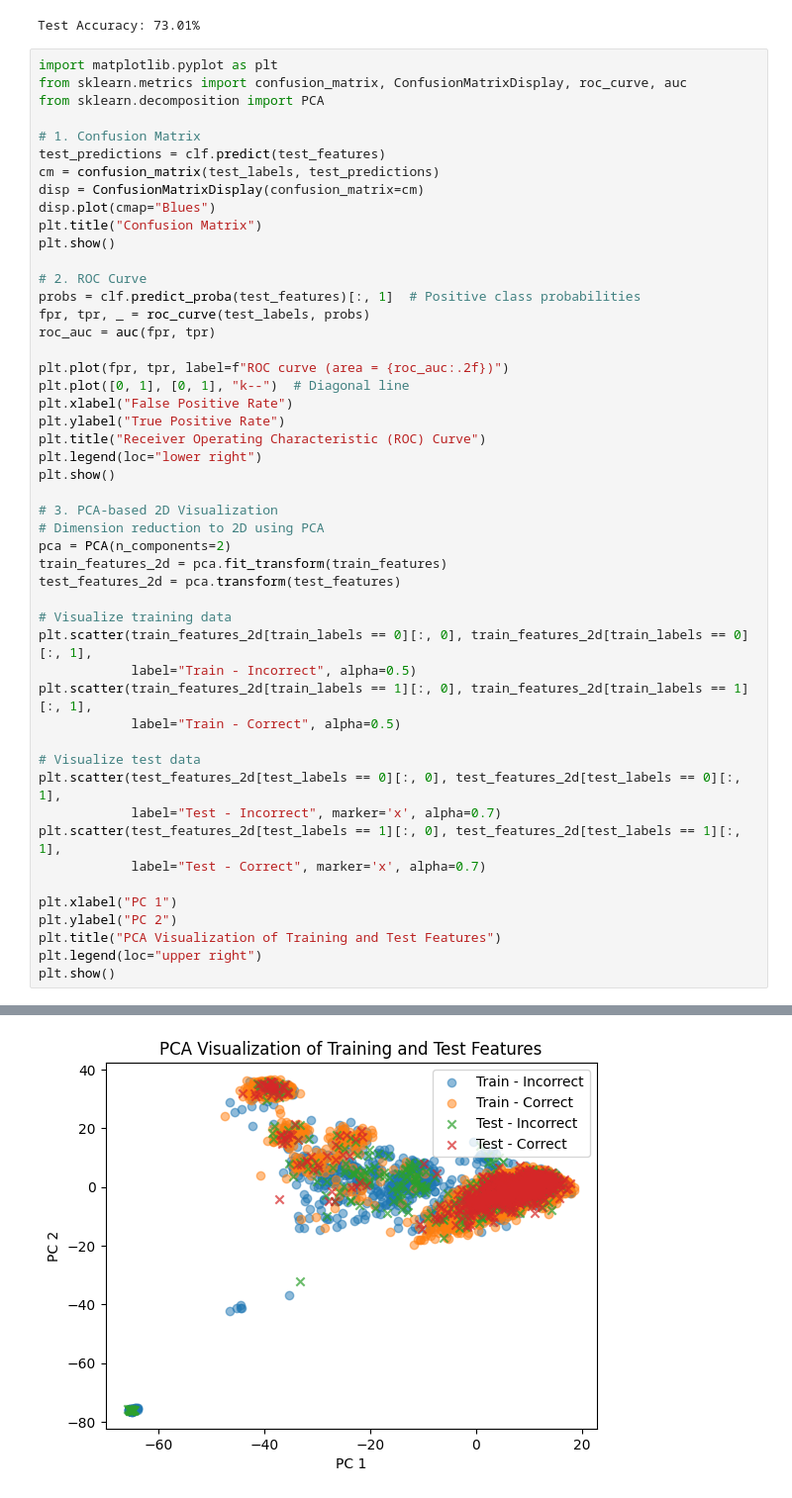
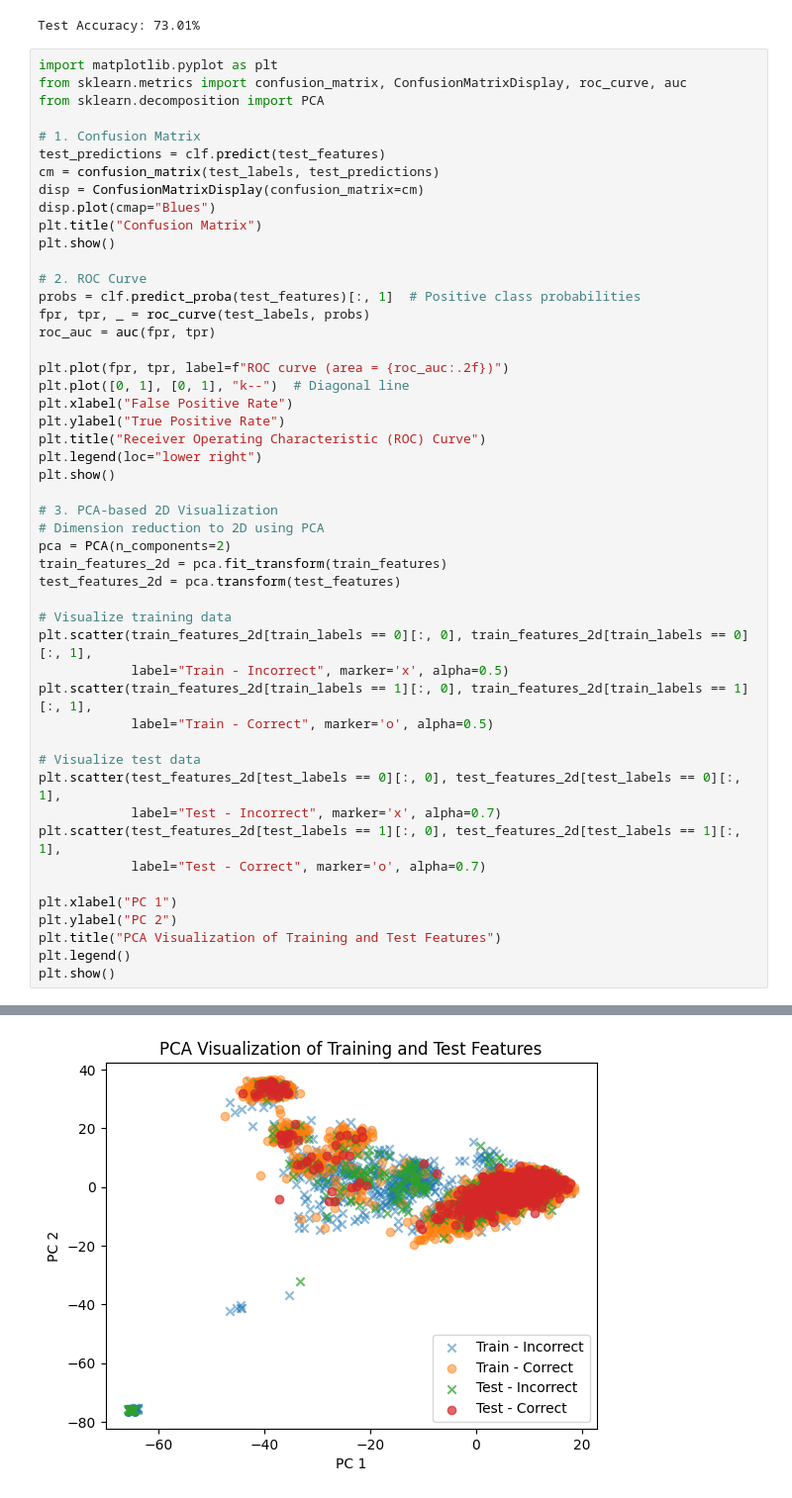
Before and after one commit to SewoongLee/probing-reasoning, a Jupyter notebook: probe-hidden-states-llama-3.2-3B-Instruct-gsm8k-performance.ipynb, the cells around one changed output, grey strips where cells are left out. Shown: that part at 99% size. Cells and saved outputs as stored; diff of their text form.

```diff
--- a/probe-hidden-states-llama-3.2-3B-Instruct-gsm8k-performance.ipynb
+++ b/probe-hidden-states-llama-3.2-3B-Instruct-gsm8k-performance.ipynb
@@ -258,35 +258,35 @@ roc_auc = auc(fpr, tpr)
 plt.plot(fpr, tpr, label=f"ROC curve (area = {roc_auc:.2f})")
 plt.plot([0, 1], [0, 1], "k--")  # Diagonal line
 plt.xlabel("False Positive Rate")
 plt.ylabel("True Positive Rate")
 plt.title("Receiver Operating Characteristic (ROC) Curve")
 plt.legend(loc="lower right")
 plt.show()
 
 # 3. PCA-based 2D Visualization
 # Dimension reduction to 2D using PCA
 pca = PCA(n_components=2)
 train_features_2d = pca.fit_transform(train_features)
 test_features_2d = pca.transform(test_features)
 
 # Visualize training data
 plt.scatter(train_features_2d[train_labels == 0][:, 0], train_features_2d[train_labels == 0][:, 1],
-            label="Train - Incorrect", alpha=0.5)
+            label="Train - Incorrect", marker='x', alpha=0.5)
 plt.scatter(train_features_2d[train_labels == 1][:, 0], train_features_2d[train_labels == 1][:, 1],
-            label="Train - Correct", alpha=0.5)
+            label="Train - Correct", marker='o', alpha=0.5)
 
 # Visualize test data
 plt.scatter(test_features_2d[test_labels == 0][:, 0], test_features_2d[test_labels == 0][:, 1],
             label="Test - Incorrect", marker='x', alpha=0.7)
 plt.scatter(test_features_2d[test_labels == 1][:, 0], test_features_2d[test_labels == 1][:, 1],
-            label="Test - Correct", marker='x', alpha=0.7)
+            label="Test - Correct", marker='o', alpha=0.7)
 
 plt.xlabel("PC 1")
 plt.ylabel("PC 2")
 plt.title("PCA Visualization of Training and Test Features")
-plt.legend(loc="upper right")
+plt.legend()
 plt.show()
 # %% [output]
 [figure]
 [figure]
-[figure, old version]
+[figure, new version]
```
Also changed, not shown: parts of 1 cell of this notebook.
